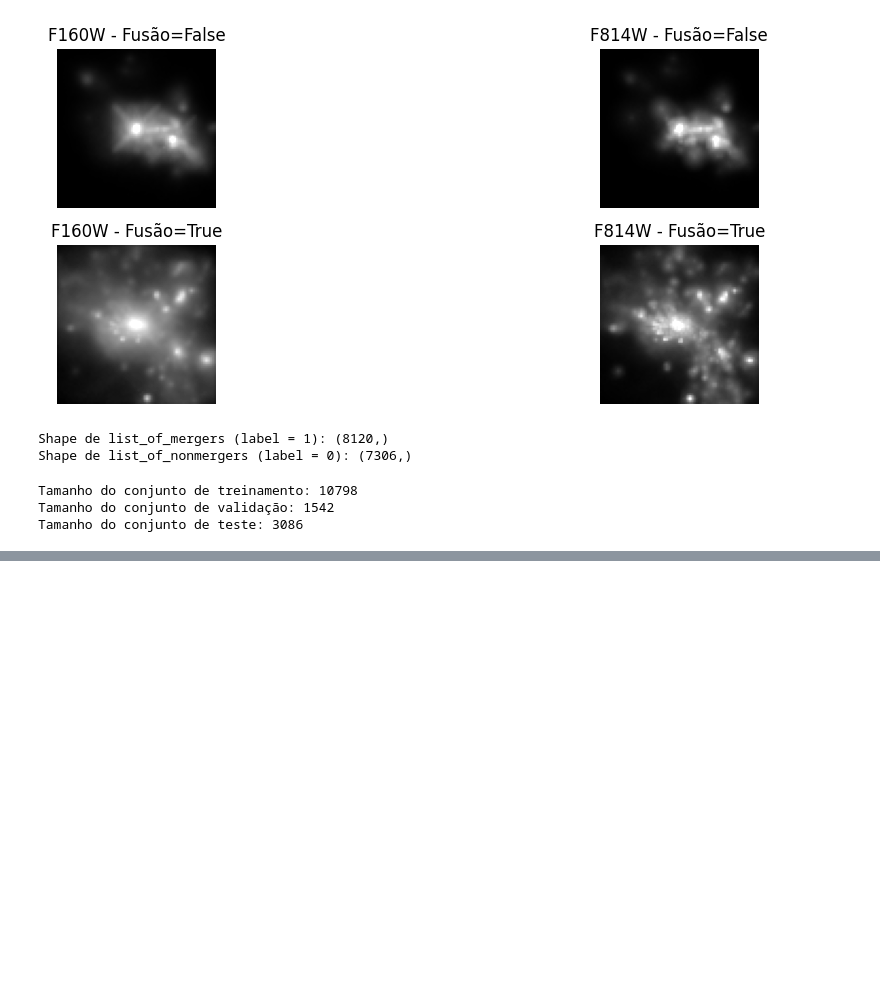
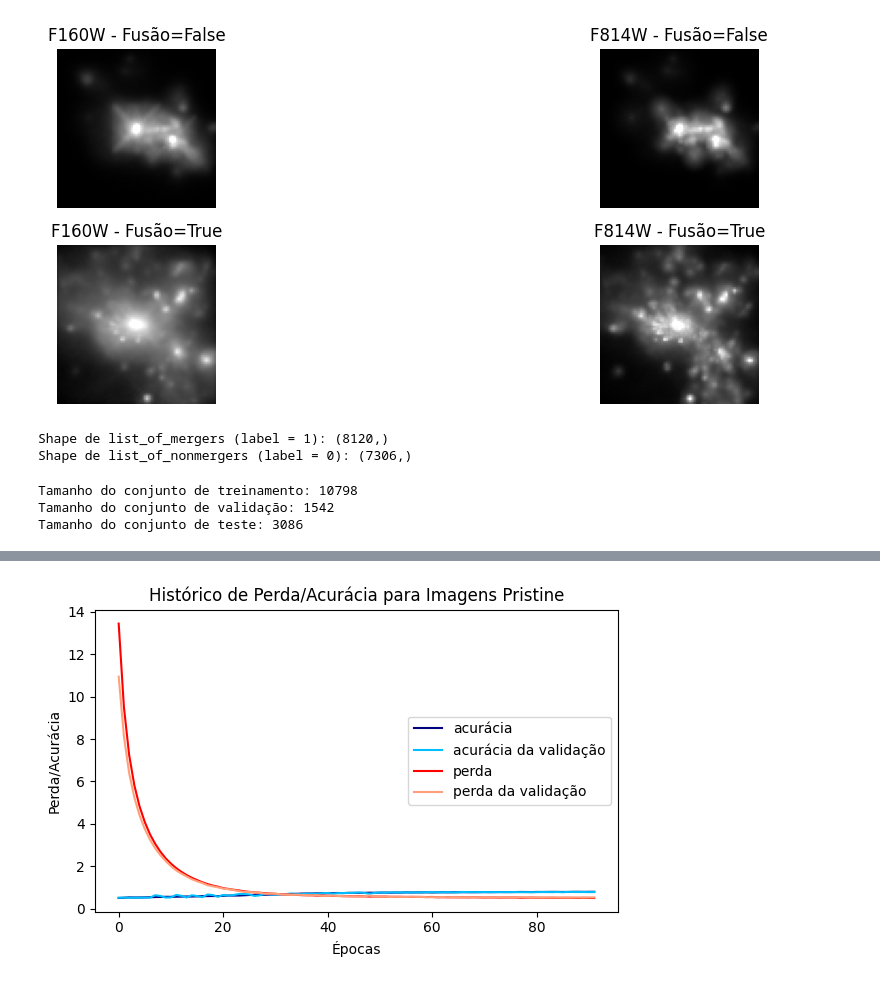
Before and after one commit to NataliCMAlmeida/CNN-para-classificar-fus-o-de-galaxias, a Jupyter notebook: TCC corrigido.ipynb, the cells around one changed output, grey strips where cells are left out. Drawn from its saved outputs; the diff is of its cells as text; code cells hidden in the pictures; blank space fills up the shorter version.

```diff
--- a/TCC corrigido.ipynb
+++ b/TCC corrigido.ipynb
@@ -275,3 +269,32 @@ Acurácia do modelo carregado: 79.36%
+# %%
+## Gráficos do histórico de treinamento
+loss = history.history['loss']
+val_loss = history.history['val_loss']
+acc = history.history['accuracy']
+val_acc = history.history['val_accuracy']
+
+epochs = list(range(len(loss)))
+figsize = (6, 4)
+fig, axis1 = plt.subplots(figsize=figsize)
+
+plot1_lacc = axis1.plot(epochs, acc, 'navy', label='acurácia')
+plot1_val_lacc = axis1.plot(epochs, val_acc, 'deepskyblue', label="acurácia da validação")
+
+plot1_loss = axis1.plot(epochs, loss, 'red', label='perda')
+plot1_val_loss = axis1.plot(epochs, val_loss, 'lightsalmon', label="perda da validação")
+
+#plots = plot1_loss + plot1_val_loss + plot1_lacc + plot1_val_lacc
+plots = plot1_loss+plot1_lacc
+labs = [l.get_label() for l in plots]
+axis1.set_xlabel('Épocas')
+axis1.set_ylabel('Perda/Acurácia')
+plt.title("Histórico de Perda/Acurácia para Imagens Pristine")
+plt.tight_layout()
+axis1.legend(loc='center right')
+
+plt.show()
+# %% [output]
+[figure, added]
 # %%
 loss = history.history['loss']
 val_loss = history.history['val_loss']
```
Also changed, not shown: parts of 15 cells of this notebook.
